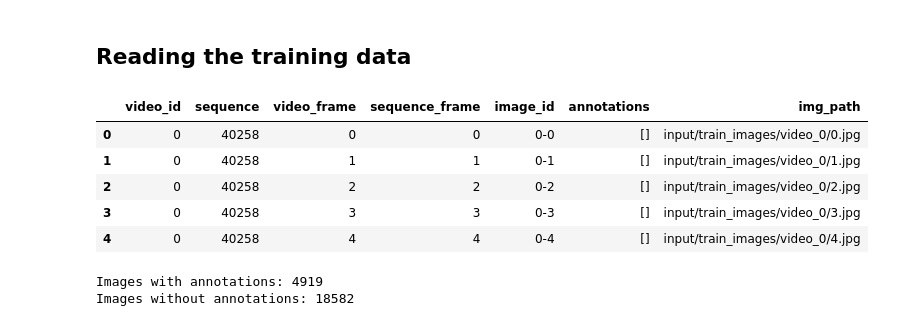
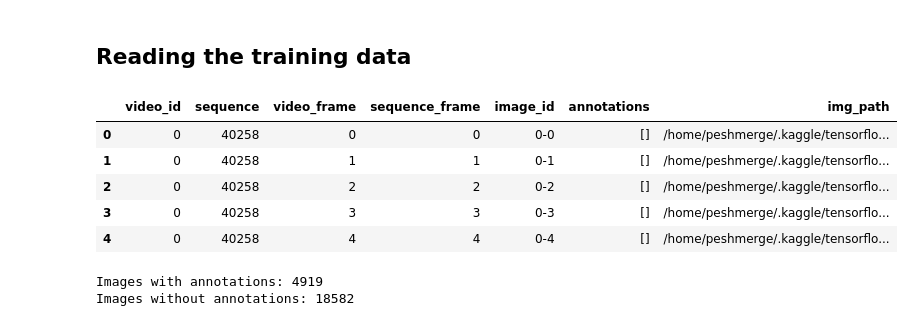
Before and after one commit to peshmerge/ml_2_project, a Jupyter notebook: kaggle.ipynb, the cells around one changed output. Cells and saved outputs as stored; diff of their text form; code cells hidden in the pictures.

```diff
--- a/kaggle.ipynb
+++ b/kaggle.ipynb
@@ -18,34 +19,47 @@ from tqdm import tqdm
 
 import matplotlib.pyplot as plt
 import seaborn as sns
+
+import utils
+
 sns.set_style('darkgrid')
 
-from PIL import Image
+from PIL import Image, ImageDraw
 import tensorflow as tf
+import tensorflow_hub as tfhub
+from keras import backend as K
+import tensorflow.keras.optimizers as KO
+from keras.layers import *
+from keras import Sequential
+from keras.models import Model
+
 
 import os
 import ast  ## Change str -> list.
 import sys
 import time
+import random
 
 import warnings
-warnings.filterwarnings('ignore')
 
-INPUT_DIR = './input/'
+INPUT_DIR = '/home/peshmerge/.kaggle/tensorflow-great-barrier-reef/'
 sys.path.insert(0, INPUT_DIR)
+IMAGE_PATH = f'{INPUT_DIR}/train_images'
+TRAIN_DATA_CROPPED_DIR= '/home/peshmerge/.kaggle/tensorflow-great-barrier-reef/train_images_cropped/'
 
-# import greatbarrierreef
+import greatbarrierreef
 # %% [markdown]
 ## Reading the training data
 # %%
-df_train = pd.read_csv('input/train.csv')
-df_train['img_path'] = os.path.join('input/train_images')+"/video_"+df_train.video_id.astype(str)+"/"+df_train.video_frame.astype(str)+".jpg"
+df_train = pd.read_csv(os.path.join(INPUT_DIR, 'train.csv'))
+df_train['img_path'] = os.path.join(INPUT_DIR, 'train_images') + "/video_" + df_train.video_id.astype(str)+"/"+ df_train.video_frame.astype(str)+".jpg"
+df_train['annotations'] = df_train['annotations'].apply(ast.literal_eval)
 df_train.head()
 # %% [output]
 |  | video_id | sequence | video_frame | sequence_frame | image_id | annotations | img_path |
-| 0 | 0 | 40258 | 0 | 0 | 0-0 | [] | input/train_images/video_0/0.jpg |
-| 1 | 0 | 40258 | 1 | 1 | 0-1 | [] | input/train_images/video_0/1.jpg |
-| 2 | 0 | 40258 | 2 | 2 | 0-2 | [] | input/train_images/video_0/2.jpg |
-| 3 | 0 | 40258 | 3 | 3 | 0-3 | [] | input/train_images/video_0/3.jpg |
-| 4 | 0 | 40258 | 4 | 4 | 0-4 | [] | input/train_images/video_0/4.jpg |
+| 0 | 0 | 40258 | 0 | 0 | 0-0 | [] | /home/peshmerge/.kaggle/tensorflo... |
+| 1 | 0 | 40258 | 1 | 1 | 0-1 | [] | /home/peshmerge/.kaggle/tensorflo... |
+| 2 | 0 | 40258 | 2 | 2 | 0-2 | [] | /home/peshmerge/.kaggle/tensorflo... |
+| 3 | 0 | 40258 | 3 | 3 | 0-3 | [] | /home/peshmerge/.kaggle/tensorflo... |
+| 4 | 0 | 40258 | 4 | 4 | 0-4 | [] | /home/peshmerge/.kaggle/tensorflo... |
 # %%
```
Also changed, not shown: parts of 9 cells of this notebook.
